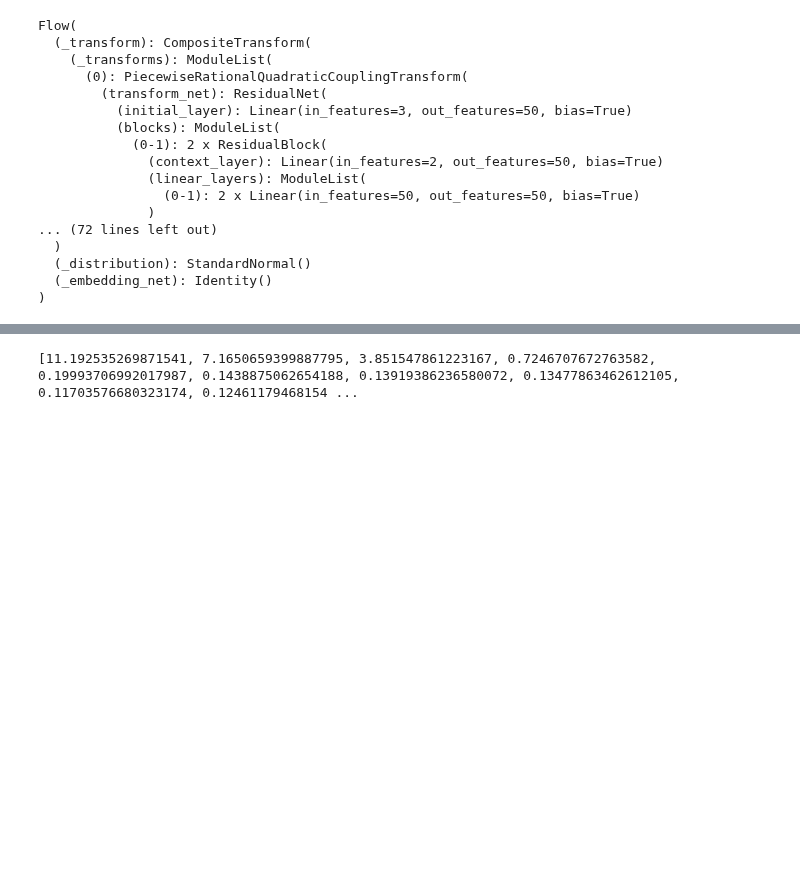
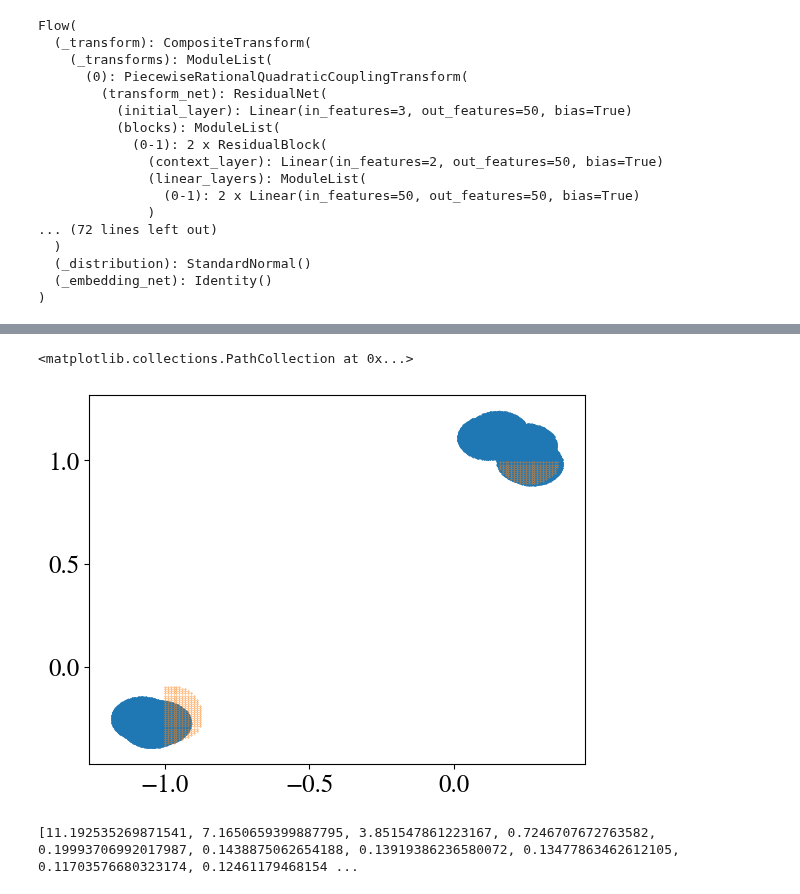
Before and after one commit to yashpatel5400/csi, a Jupyter notebook: conformal-po/volume_k_sbi.ipynb, the cells around one changed output, grey strips where cells are left out. Saved outputs shown, nothing was run; the diff lists cells and outputs as text; code cells hidden in the pictures; blank space fills up the shorter version.

```diff
--- a/conformal-po/volume_k_sbi.ipynb
+++ b/conformal-po/volume_k_sbi.ipynb
@@ -186,7 +190,9 @@ print(q_hat)
 # %%
 # Test run with k = 1, .., 50 and 0th sample
-samples, voronoi_cells, fractions, volume = sample_from_k_balls_assign_voronoi(q_hat, 100, d, 10, encoder, x_test[0].reshape(1, -1))
-somethingsomething= [sample_from_k_balls_assign_voronoi(r = q_hats[k -1], N = 100, d = d, k = k, encoder = encoder, x_test = x_test[0].reshape(1, -1)) for k in range(1, 50)]
-print(fractions)
+centers, samples, voronoi_cells, fractions, volume = sample_from_k_balls_assign_voronoi(q_hat, 10000, d, 10, encoder, x_test[0].reshape(1, -1))
+# somethingsomething= [sample_from_k_balls_assign_voronoi(r = q_hats[k -1], N = 100, d = d, k = k, encoder = encoder, x_test = x_test[0].reshape(1, -1)) for k in range(1, 50)]
+# print(fractions)
 print(volume)
+
+some_samples = samples.reshape(-1, d)
 # %% [output]
@@ -194,0 +200,22 @@ print(volume)
+# %%
+def get_grid(size = 200, dim = 2, prior= None):
+    mins = prior.support.base_constraint.lower_bound.cpu().numpy()
+    maxs = prior.support.base_constraint.upper_bound.cpu().numpy()
+    ranges = [np.arange(mins[i], maxs[i], (maxs[i] - mins[i]) / size) for i in range(d)]
+    return np.array(np.meshgrid(*ranges)).T.astype(np.float32).reshape(-1, dim)
+# %%
+def compute_actual_volume(radius, centers, prior):
+    grid = get_grid(prior=prior)
+    n = grid.shape[0]
+    k = centers.shape[0]
+    c_true = np.repeat(grid.reshape(-1, 1, 2), k, axis=1)
+    scores_i = np.linalg.norm(centers- c_true, axis=-1)
+    scores = np.min(scores_i, axis=1)
+    num = scores < radius
+    length_of_rect = np.max(grid[:, 0]) - np.min(grid[:, 0])
+    width_of_rect = np.max(grid[:, 1]) - np.min(grid[:, 1])
+    return np.sum(num) * length_of_rect * width_of_rect / n, grid[num]
+# %%
+volume_true, gridd =  compute_actual_volume(q_hat, centers, prior)
+print(volume_true)
+print(gridd)
@@ -195,3 +240,9 @@ print(volume)
+# %%
+plt.scatter(some_samples[:, 0], some_samples[:, 1], s=0.1)
+plt.scatter(gridd[:, 0], gridd[:, 1], s=0.1)
+# %% [output]
+<matplotlib.collections.PathCollection at 0x...>
+[figure, added]
 # %%
 volumes = [somethingsomething[i - 1][3] for i in range(1, 50)]
 print(volumes)
```
Also changed, not shown: parts of 7 cells of this notebook, 3 other files.
